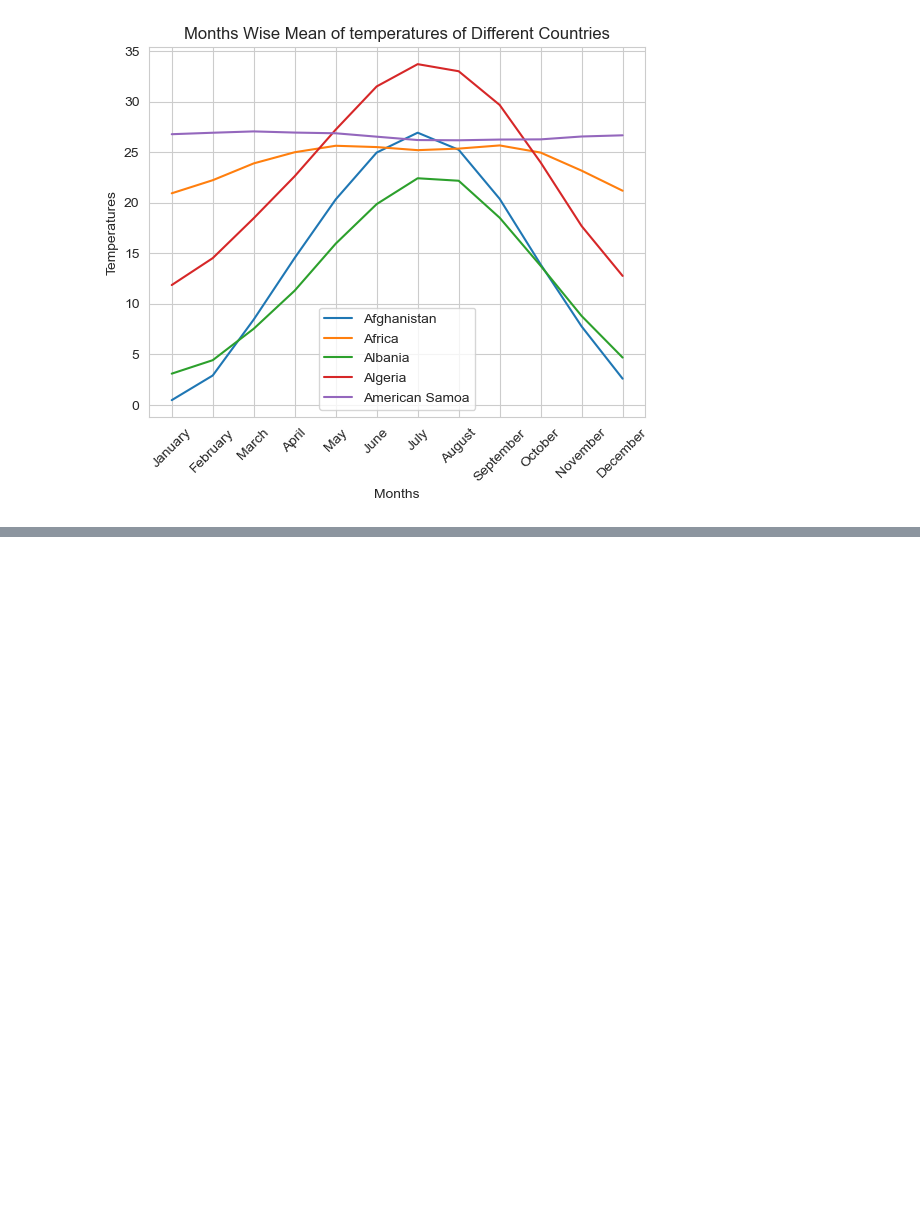
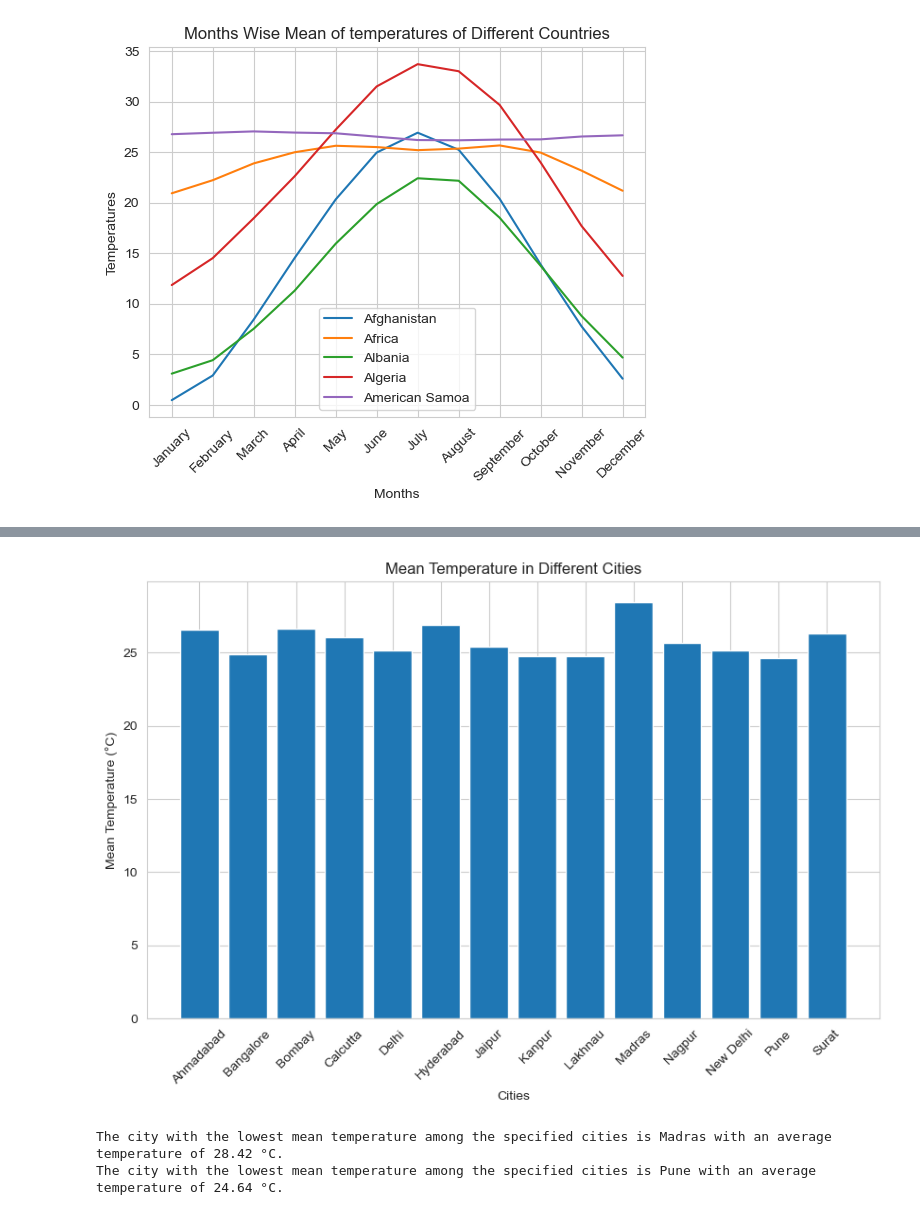
Before and after one commit to Umeshpotha/globallandsurfacetemperatures_analysis, a Jupyter notebook: WorldSurfaceTemperatureAnalysis.ipynb, the cells around one changed output, grey strips where cells are left out. Cells and saved outputs as stored; diff of their text form; code cells hidden in the pictures; blank space fills up the shorter version.

```diff
--- a/WorldSurfaceTemperatureAnalysis.ipynb
+++ b/WorldSurfaceTemperatureAnalysis.ipynb
@@ -262,0 +219,2 @@ Include the following cities in analysis
+# %%
+climate=pd.read_csv(r"C:\Users\Umesh Potha\Desktop\climatedataglobal\GlobalLandTemperaturesByMajorCity.csv")
@@ -262,0 +260,8 @@ Include the following cities in analysis
+# %%
+filtered_df = climate[climate['Country'].isin(['India'])]
+# %%
+city_mean_temperatures = filtered_df.groupby('City')['AverageTemperature'].mean().reset_index()
+
+highest_temp_city = city_mean_temperatures.loc[city_mean_temperatures['AverageTemperature'].idxmax()]
+lowest_temp_city = city_mean_temperatures.loc[city_mean_temperatures['AverageTemperature'].idxmin()]
+city_mean_temperatures
@@ -262,0 +284,15 @@ Include the following cities in analysis
+# %%
+plt.figure(figsize=(10, 6))
+plt.bar(city_mean_temperatures['City'], city_mean_temperatures['AverageTemperature'])
+plt.xlabel('Cities')
+plt.ylabel('Mean Temperature (°C)')
+plt.title('Mean Temperature in Different Cities')
+plt.xticks(rotation=45)
+plt.show()
+
+print(f"The city with the lowest mean temperature among the specified cities is {highest_temp_city['City']} with an average temperature of {highest_temp_city['AverageTemperature']:.2f} °C.")
+print(f"The city with the lowest mean temperature among the specified cities is {lowest_temp_city['City']} with an average temperature of {lowest_temp_city['AverageTemperature']:.2f} °C.")
+# %% [output]
+[figure, added]
+The city with the lowest mean temperature among the specified cities is Madras with an average temperature of 28.42 °C.
+The city with the lowest mean temperature among the specified cities is Pune with an average temperature of 24.64 °C.
```
Also changed, not shown: parts of 29 cells of this notebook.
